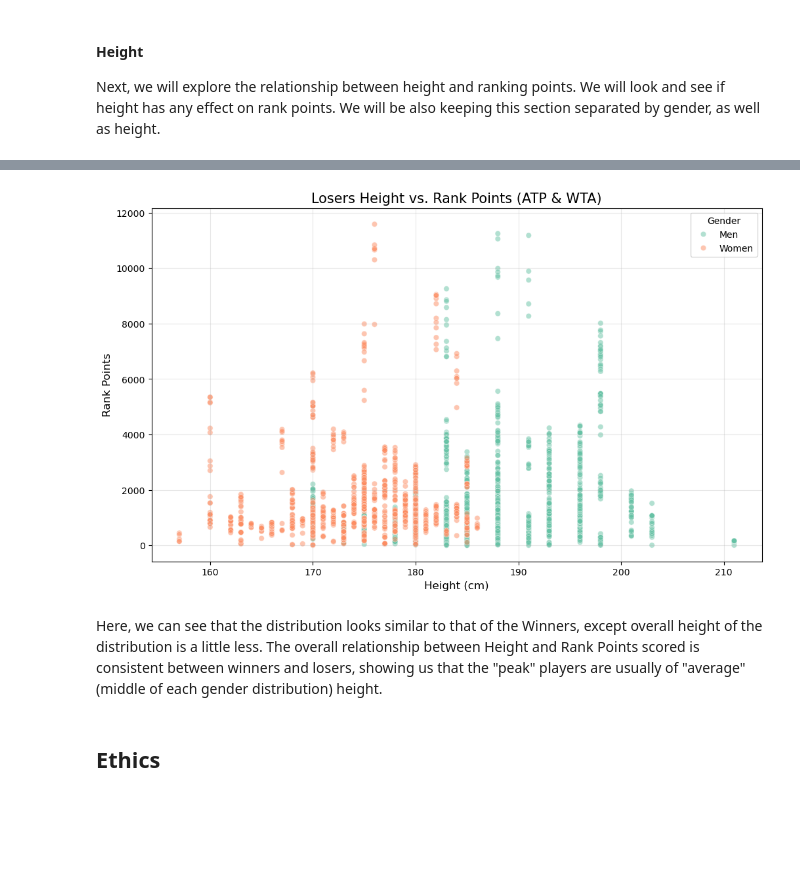
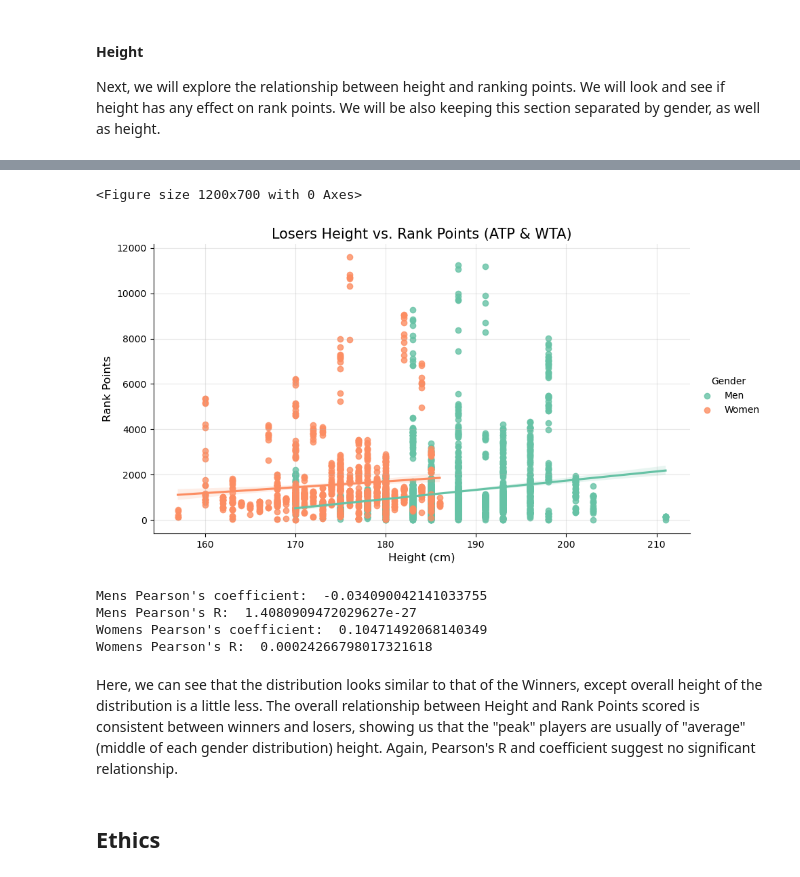
Before and after one commit to COGS108/Group041_WI26, a Jupyter notebook: 03-FinalProject.ipynb, the cells around one changed output, grey strips where cells are left out. Drawn from its saved outputs; the diff is of its cells as text; code cells hidden in the pictures; blank space fills up the shorter version.

```diff
--- a/03-FinalProject.ipynb
+++ b/03-FinalProject.ipynb
@@ -312,6 +313,17 @@ wta['rank_points_diff'] = wta['winner_rank_points'] - wta['loser_rank_points']
 # Plot to inspect relationship between diffrences
 fig, (ax1, ax2) = plt.subplots(nrows=1, ncols=2, figsize=(10, 4))
 
-atp.plot.scatter(x='age_diff', y='rank_points_diff', ax=ax1, title='ATP Age Difference vs Rank Points Difference')
-wta.plot.scatter(x='age_diff', y='rank_points_diff', ax=ax2, title='WTA Age Difference vs Rank Points Difference')
+sns.regplot(data=atp, x='age_diff', y='rank_points_diff', ax=ax1, line_kws={"color": "darkblue"})
+title = ax1.set_title('ATP Age Difference vs Rank Points Difference')
+sns.regplot(data=wta, x='age_diff', y='rank_points_diff', ax=ax2, line_kws={"color": "darkblue"})
+title = ax2.set_title('WTA Age Difference vs Rank Points Difference')
+
+#Pearson's R:
+atp_coefficient, atp_p_value = pearsonr(atp['age_diff'], atp['rank_points_diff'])
+print('ATP Pearson\'s coefficient: ', atp_coefficient)
+print('ATP Pearson\'s R: ', atp_p_value)
+
+wta_coefficient, wta_p_value = pearsonr(wta['age_diff'], wta['rank_points_diff'])
+print('WTA Pearson\'s coefficient: ', wta_coefficient)
+print('WTA Pearson\'s R: ', wta_p_value)
 # %% [output]
@@ -359,22 +389,37 @@ We can see that there is not a strong correlation between Height and Rank Points
 # %%
 men_losers = atp[['loser_ht','loser_rank_points']].rename(columns={'loser_ht': 'Height', 'loser_rank_points': 'Points'})
 men_losers['Gender'] = 'Men'
 women_losers = wta[['loser_ht','loser_rank_points']].rename(columns={'loser_ht': 'Height', 'loser_rank_points': 'Points'})
 women_losers['Gender'] ='Women'
 df_losers =pd.concat([men_losers, women_losers]).dropna()
 
 plt.figure(figsize=(12, 7))
 
-sns.scatterplot(data=df_losers,x='Height', y='Points', hue='Gender',alpha=0.5, palette='Set2')
+sns.lmplot(data=df_losers,x='Height', y='Points', hue='Gender', palette='Set2', height=5, aspect=1.8)
 plt.title('Losers Height vs. Rank Points (ATP & WTA)',fontsize=15)
 plt.xlabel('Height (cm)',fontsize=12)
 plt.ylabel('Rank Points', fontsize=12)
 plt.grid(True, alpha=0.3)
 plt.show()
+
+#Pearson's R:
+atp_coefficent, atp_p_value = pearsonr(men_losers['Height'], men_losers['Points'])
+print('Mens Pearson\'s coefficient: ', atp_coefficient)
+print('Mens Pearson\'s R: ', atp_p_value)
+
+wta_coefficient, wta_p_value = pearsonr(women_losers['Height'], women_losers['Points'])
+print('Womens Pearson\'s coefficient: ', wta_coefficient)
+print('Womens Pearson\'s R: ', wta_p_value)
 # %% [output]
+<Figure size 1200x700 with 0 Axes>
-[figure, old version]
+[figure, new version]
+Mens Pearson's coefficient:  -0.034090042141033755
+Mens Pearson's R:  1.4080909472029627e-27
+Womens Pearson's coefficient:  0.10471492068140349
+Womens Pearson's R:  0.00024266798017321618
 # %% [markdown]
 Here, we can see that the distribution looks similar to that of the Winners, except overall height of the distribution is a little less. The overall relationship between Height and Rank Points scored is consistent between winners and losers, showing us that the "peak" players are usually of "average" (middle of each gender distribution) height.
+Again, Pearson's R and coefficient suggest no significant relationship.
 # %% [markdown]
 ## Ethics
 # %% [markdown]
```
Also changed, not shown: parts of 5 cells of this notebook.
